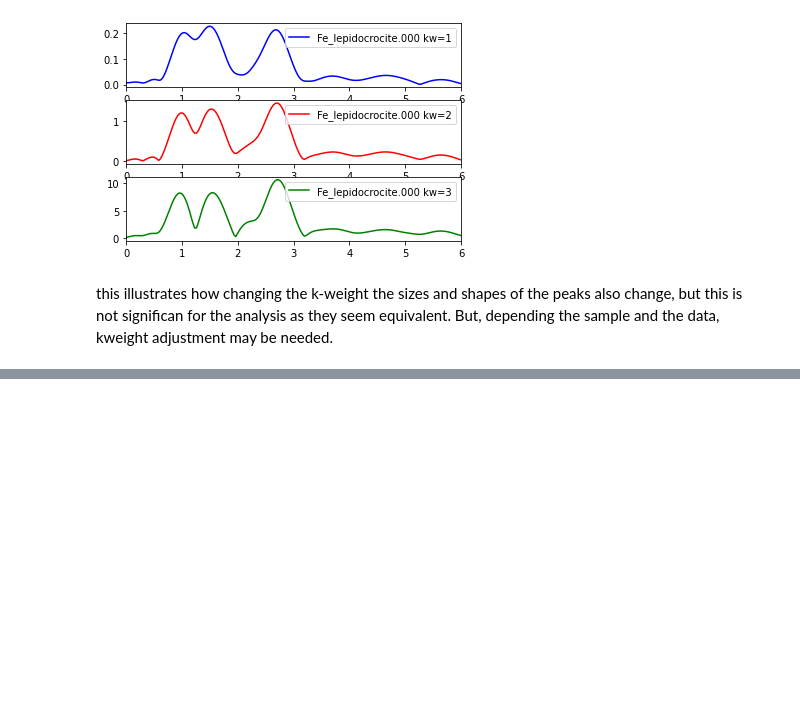
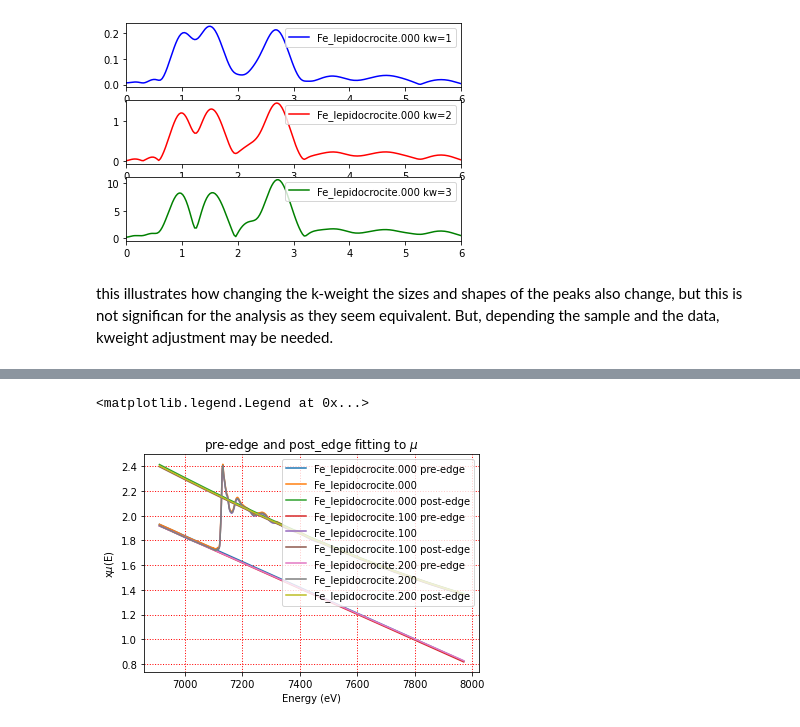
Before and after one commit to scman1/Larch_Intro_ukch, a Jupyter notebook: XAFS_Processing_2.ipynb, the cells around one changed output, grey strips where cells are left out. Drawn from its saved outputs; the diff is of its cells as text; code cells hidden in the pictures; blank space fills up the shorter version.

```diff
--- a/XAFS_Processing_2.ipynb
+++ b/XAFS_Processing_2.ipynb
@@ -421,0 +498,18 @@ At 28:00
+# %%
+plt.plot(gr_0.energy, gr_0.pre_edge, label = gr_0.label + ' pre-edge') # plot pre-edge
+plt.plot(gr_0.energy, gr_0.mu, label=gr_0.label) # plot mu
+plt.plot(gr_0.energy, gr_0.post_edge, label = gr_0.label + ' post-edge')# plot post-edge
+plt.plot(gr_1.energy, gr_1.pre_edge, label = gr_1.label +' pre-edge') # plot pre-edge
+plt.plot(gr_1.energy, gr_1.mu, label=gr_1.label) # plot mu
+plt.plot(gr_1.energy, gr_1.post_edge, label = gr_1.label + ' post-edge')# plot post-edge
+plt.plot(gr_2.energy, gr_2.pre_edge, label = gr_2.label +' pre-edge') # plot pre-edge
+plt.plot(gr_2.energy, gr_2.mu, label=gr_2.label) # plot mu
+plt.plot(gr_2.energy, gr_2.post_edge, label = gr_2.label + ' post-edge')# plot post-edge
+plt.grid(color='r', linestyle=':', linewidth=1) #show and format grid
+plt.xlabel('Energy (eV)') # label y graph
+plt.ylabel('x$\mu$(E)') # label y axis
+plt.title("pre-edge and post_edge fitting to $\mu$")
+plt.legend() # show legend
+# %% [output]
+<matplotlib.legend.Legend at 0x...>
+[figure, added]
```
Also changed, not shown: parts of 7 cells of this notebook, 1 other file.
